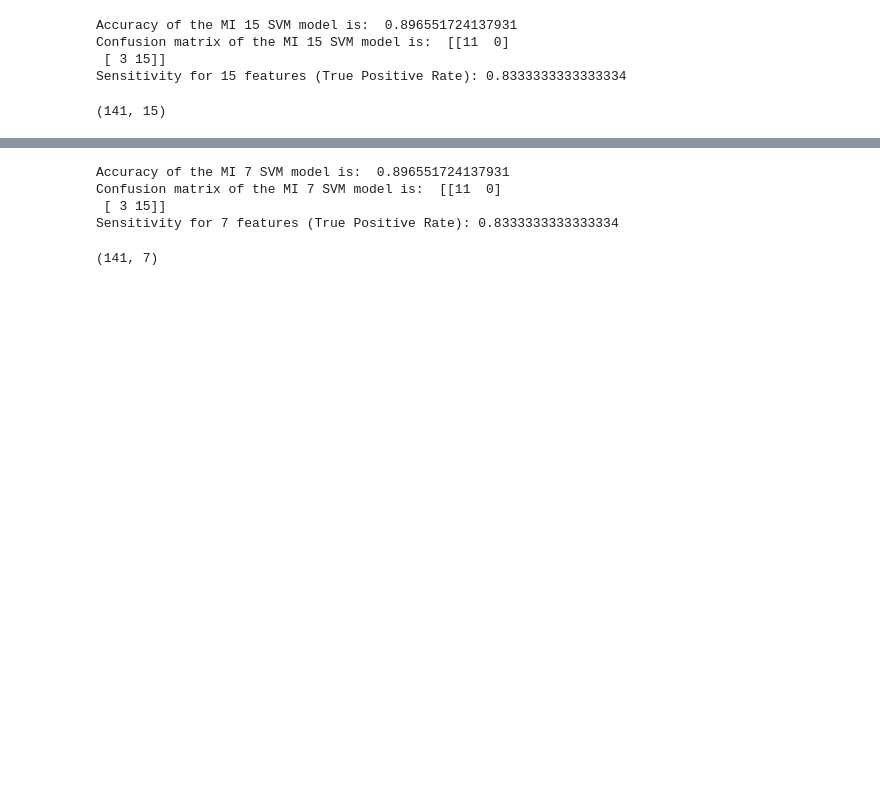
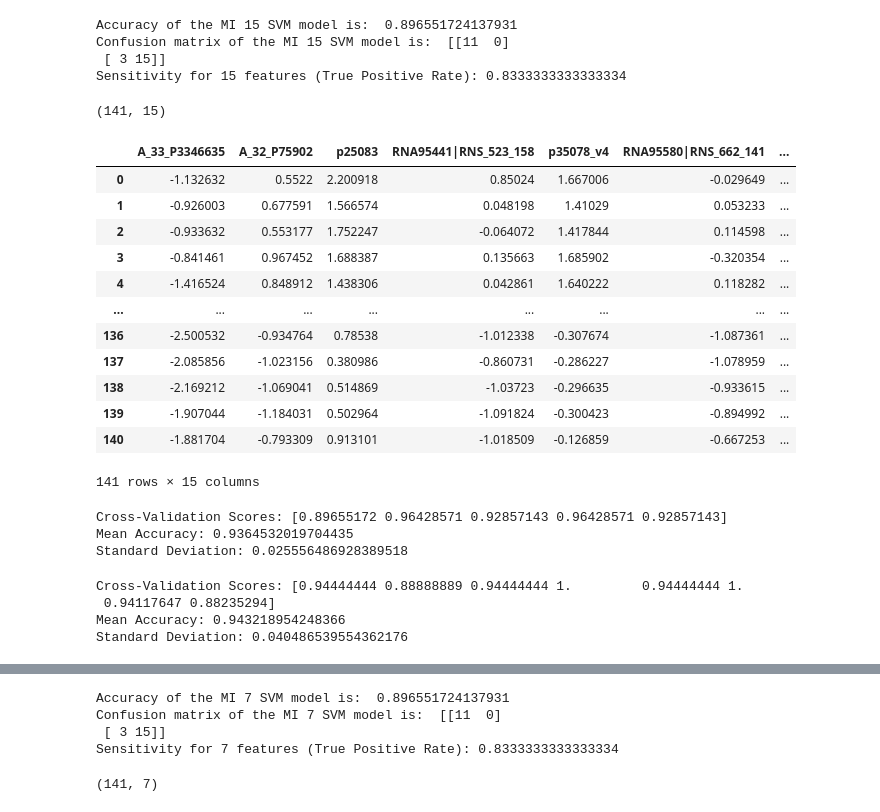
Before and after one commit to Sachira-Heshan/omic-data-and-machine-learning-in-the-identification-of-coronary-artery-disease, a Jupyter notebook: building_models_with_dataset_GSE113079.ipynb, the cells around one changed output, grey strips where cells are left out. Saved outputs shown, nothing was run; the diff lists cells and outputs as text; code cells hidden in the pictures; blank space fills up the shorter version.

```diff
--- a/building_models_with_dataset_GSE113079.ipynb
+++ b/building_models_with_dataset_GSE113079.ipynb
@@ -751,3 +1208,19 @@ Sensitivity for 15 features (True Positive Rate): 0.8333333333333334
 X_MI_15.shape
 # %% [output]
 (141, 15)
+# %%
+X_new_15
+# %% [output]
+|  | A_33_P3346635 | A_32_P75902 | p25083 | RNA95441|RNS_523_158 | p35078_v4 | RNA95580|RNS_662_141 | ... |
+| 0 | -1.132632 | 0.5522 | 2.200918 | 0.85024 | 1.667006 | -0.029649 | ... |
+| 1 | -0.926003 | 0.677591 | 1.566574 | 0.048198 | 1.41029 | 0.053233 | ... |
+| 2 | -0.933632 | 0.553177 | 1.752247 | -0.064072 | 1.417844 | 0.114598 | ... |
+| 3 | -0.841461 | 0.967452 | 1.688387 | 0.135663 | 1.685902 | -0.320354 | ... |
+| 4 | -1.416524 | 0.848912 | 1.438306 | 0.042861 | 1.640222 | 0.118282 | ... |
+| ... | ... | ... | ... | ... | ... | ... | ... |
+| 136 | -2.500532 | -0.934764 | 0.78538 | -1.012338 | -0.307674 | -1.087361 | ... |
+| 137 | -2.085856 | -1.023156 | 0.380986 | -0.860731 | -0.286227 | -1.078959 | ... |
+| 138 | -2.169212 | -1.069041 | 0.514869 | -1.03723 | -0.296635 | -0.933615 | ... |
+| 139 | -1.907044 | -1.184031 | 0.502964 | -1.091824 | -0.300423 | -0.894992 | ... |
+| 140 | -1.881704 | -0.793309 | 0.913101 | -1.018509 | -0.126859 | -0.667253 | ... |
+141 rows × 15 columns
@@ -753,0 +1231,25 @@ X_MI_15.shape
+# %%
+from sklearn.model_selection import cross_val_score, KFold
+
+model = svm_classif_15
+
+# Define the number of folds (k) for cross-validation
+k = 5
+
+# Create a cross-validation object (K-Fold cross-validator)
+kf = KFold(n_splits=k, shuffle=True, random_state=42)
+
+# Perform k-fold cross-validation and get the cross-validation scores
+# Here, we use accuracy as the scoring metric, but you can choose other metrics like 'f1', 'roc_auc', etc.
+scores = cross_val_score(model, X_new_15, y, cv=kf, scoring='accuracy')
+
+# Print the cross-validation scores
+print("Cross-Validation Scores:", scores)
+
+# Calculate and print the mean and standard deviation of the scores
+print("Mean Accuracy:", scores.mean())
+print("Standard Deviation:", scores.std())
+# %% [output]
+Cross-Validation Scores: [0.89655172 0.96428571 0.92857143 0.96428571 0.92857143]
+Mean Accuracy: 0.9364532019704435
+Standard Deviation: 0.025556486928389518
@@ -753,0 +1258,26 @@ X_MI_15.shape
+# %%
+from sklearn.model_selection import cross_val_score, KFold
+
+model = svm_classif_15
+
+# Define the number of folds (k) for cross-validation
+k = 8
+
+# Create a cross-validation object (K-Fold cross-validator)
+kf = KFold(n_splits=k, shuffle=True, random_state=42)
+
+# Perform k-fold cross-validation and get the cross-validation scores
+# Here, we use accuracy as the scoring metric, but you can choose other metrics like 'f1', 'roc_auc', etc.
+scores = cross_val_score(model, X_new_15, y, cv=kf, scoring='accuracy')
+
+# Print the cross-validation scores
+print("Cross-Validation Scores:", scores)
+
+# Calculate and print the mean and standard deviation of the scores
+print("Mean Accuracy:", scores.mean())
+print("Standard Deviation:", scores.std())
+# %% [output]
+Cross-Validation Scores: [0.94444444 0.88888889 0.94444444 1.         0.94444444 1.
+ 0.94117647 0.88235294]
+Mean Accuracy: 0.943218954248366
+Standard Deviation: 0.040486539554362176
```
Also changed, not shown: parts of 68 cells of this notebook.
